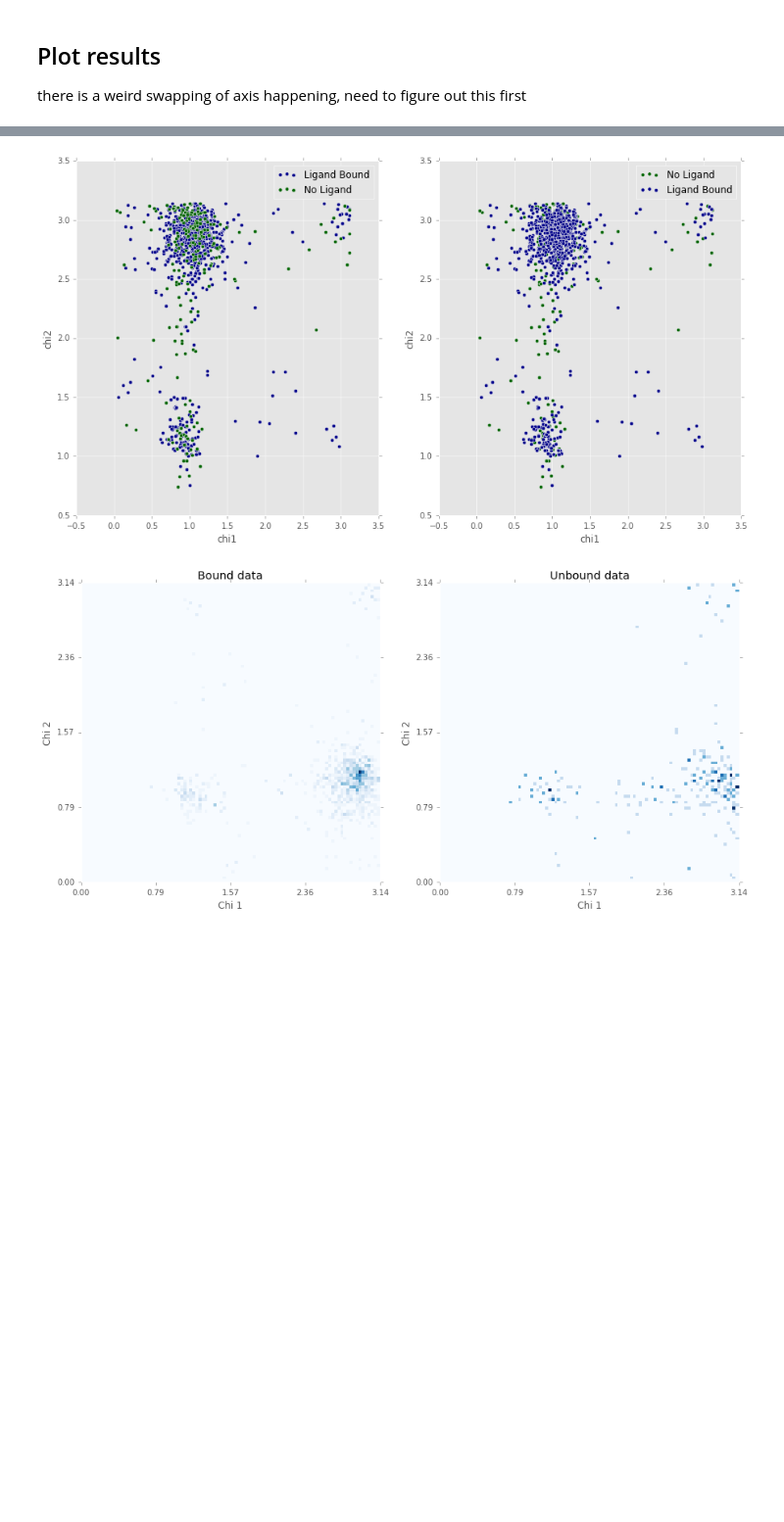
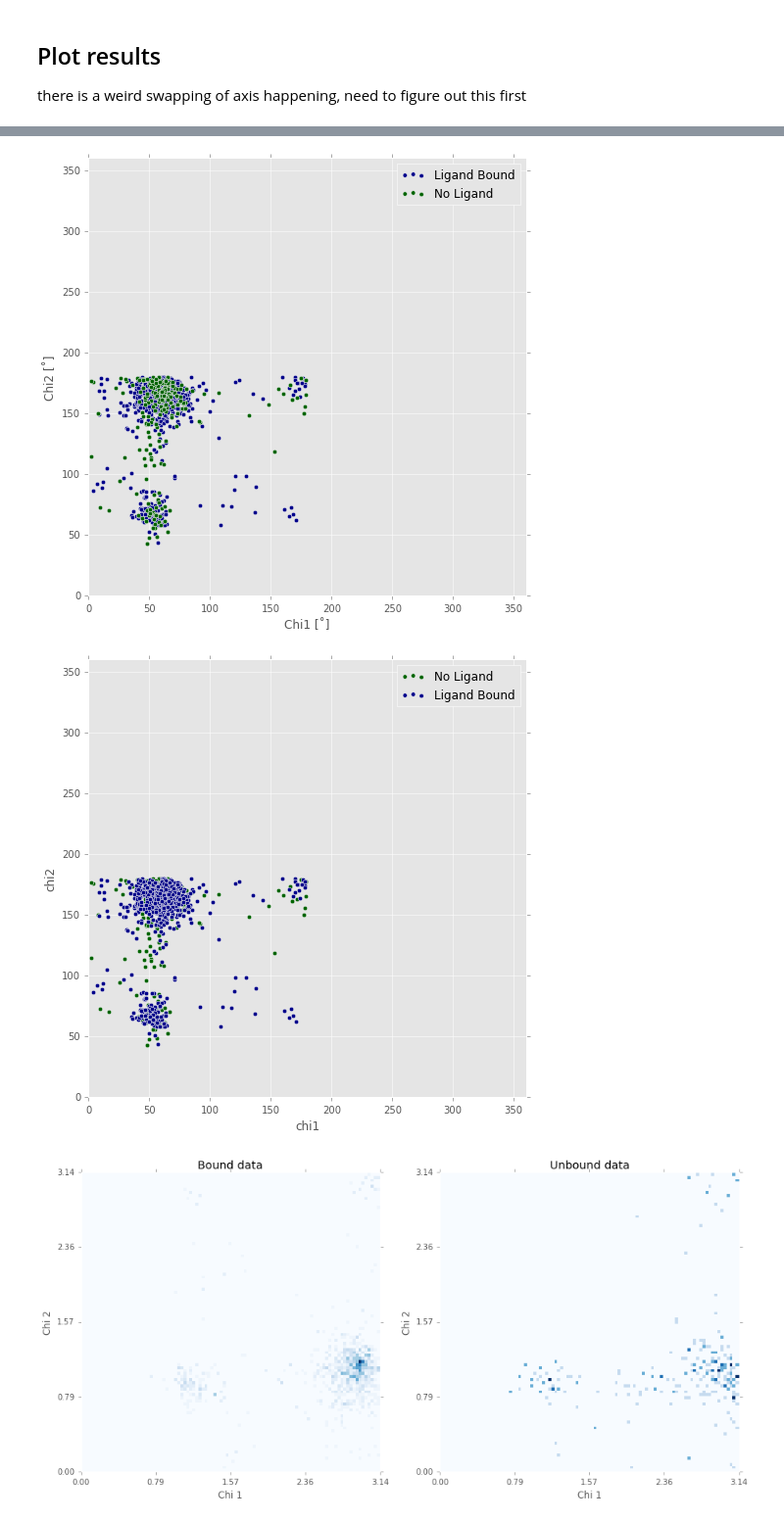
Before and after one commit to cardboard-king/KinStruct, a Jupyter notebook: scripting.ipynb, the cells around one changed output, grey strips where cells are left out. Shown at 98% size. Drawn from its saved outputs; the diff is of its cells as text; code cells hidden in the pictures; blank space fills up the shorter version.

Commit message:
rewrote calculation of dihedrals, changed figure axes, added excel files, finished gatekeeper extraction

```diff
--- a/scripting.ipynb
+++ b/scripting.ipynb
@@ -203,6 +218,12 @@ dataBound = pd.read_csv("/Users/matthias/Documents/hibit.in/development/KinStruc
                         index_col = 0)
 dataUnbound = pd.read_csv("/Users/matthias/Documents/hibit.in/development/KinStruct/dataUnbound.csv",
                           index_col = 0)
+# %%
+dataBound.chi1 = dataBound.chi1.mul(180/np.pi)
+dataBound.chi2 = dataBound.chi2.mul(180/np.pi)
+
+dataUnbound.chi1 = dataUnbound.chi1.mul(180/np.pi)
+dataUnbound.chi2 = dataUnbound.chi2.mul(180/np.pi)
 # %%
 dataBound = dataBound.astype(np.float32).drop_duplicates()
 dataUnbound = dataUnbound.astype(np.float32).drop_duplicates()
@@ -287,16 +311,27 @@ plt.show()
 # %%
 
-fig = plt.figure(figsize = (15,8),dpi = 600)
-ax = fig.add_subplot(121)
+fig = plt.figure(figsize = (8,8),dpi = 300)
+ax = fig.add_subplot(111)
 ax = dataBound.plot.scatter("chi1","chi2",color="DarkBlue",label="Ligand Bound", ax=ax)
 ax = dataUnbound.plot.scatter("chi1","chi2",color="DarkGreen",label="No Ligand", ax=ax)
-ax = fig.add_subplot(122)
+ax.set_xlim(0,360)
+ax.set_ylim(0,360)
+ax.xaxis.set_label_text(u"Chi1 [˚]")
+ax.yaxis.set_label_text(u"Chi2 [˚]")
+fig.savefig("/Users/matthias/Documents/hibit.in/development/KinStruct/chi_angles1.png")
+
+fig = plt.figure(figsize = (8,8), dpi = 300)
+ax = fig.add_subplot(111)
 ax = dataUnbound.plot.scatter("chi1","chi2",color="DarkGreen",label="No Ligand", ax=ax)
 ax = dataBound.plot.scatter("chi1","chi2",color="DarkBlue",label="Ligand Bound", ax=ax)
+ax.set_xlim(0,360)
+ax.set_ylim(0,360)
+fig.savefig("/Users/matthias/Documents/hibit.in/development/KinStruct/chi_angles2.png")
+
 plt.show()
-fig.savefig("/Users/matthias/Documents/hibit.in/development/KinStruct/chi_angles.png")
 # %% [output]
-[figure, old version]
+[figure, new version]
+[figure, added]
 # %%
 
 xedges = np.linspace(0,np.pi,100)
```
Also changed, not shown: parts of 6 cells of this notebook, 8 other files.
